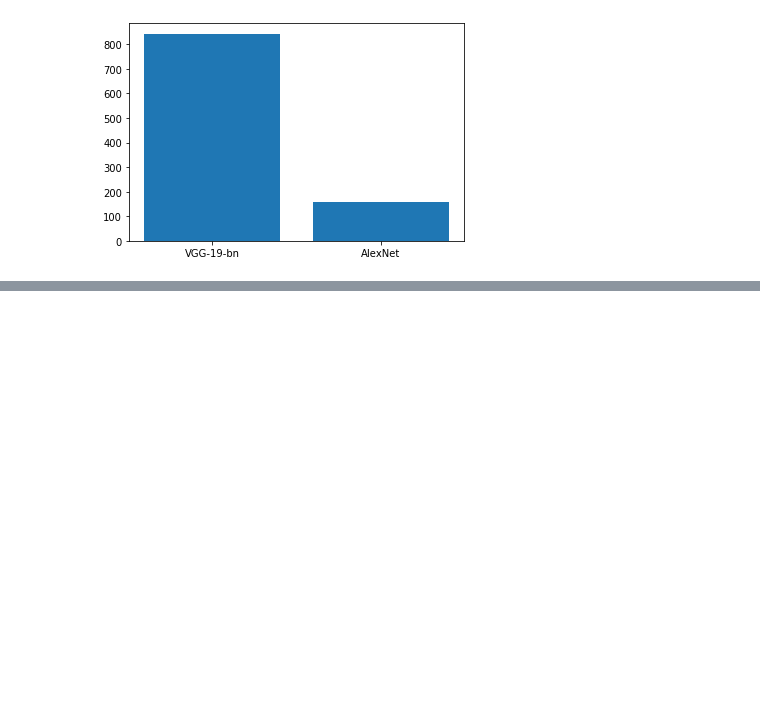
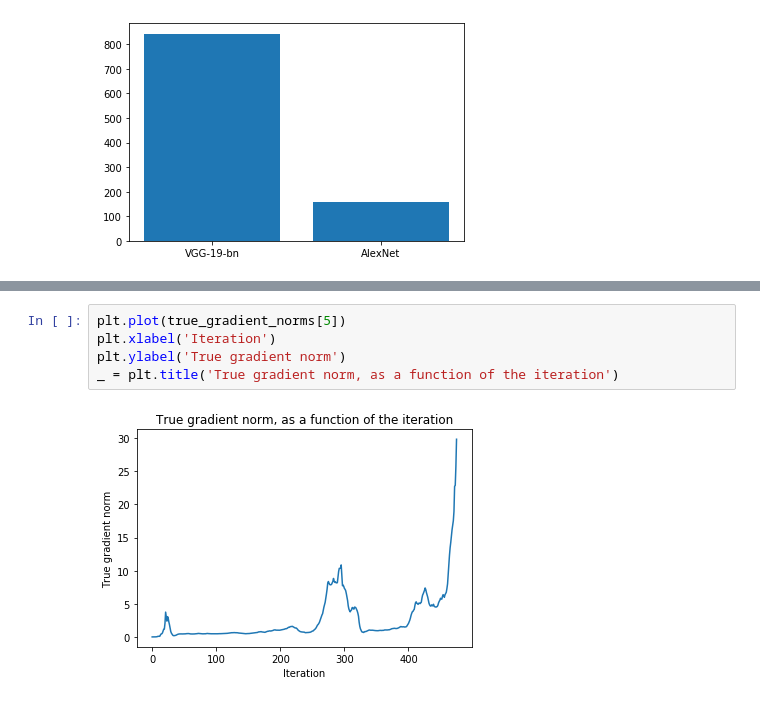
Before and after one commit to epfl-ml-reproducers/subspace-attack-reproduction, a Jupyter notebook: notebooks/experiment_analysis.ipynb, the cells around one changed output, grey strips where cells are left out. Drawn from its saved outputs; the diff is of its cells as text; blank space fills up the shorter version.

```diff
--- a/notebooks/experiment_analysis.ipynb
+++ b/notebooks/experiment_analysis.ipynb
@@ -92,0 +169,7 @@ plt.bar(list(final_model), [final_model[model] for model in final_models])
+# %%
+plt.plot(true_gradient_norms[5])
+plt.xlabel('Iteration')
+plt.ylabel('True gradient norm')
+_ = plt.title('True gradient norm, as a function of the iteration')
+# %% [output]
+[figure, added]
```
Also changed, not shown: parts of 8 cells of this notebook, 3 other files.
